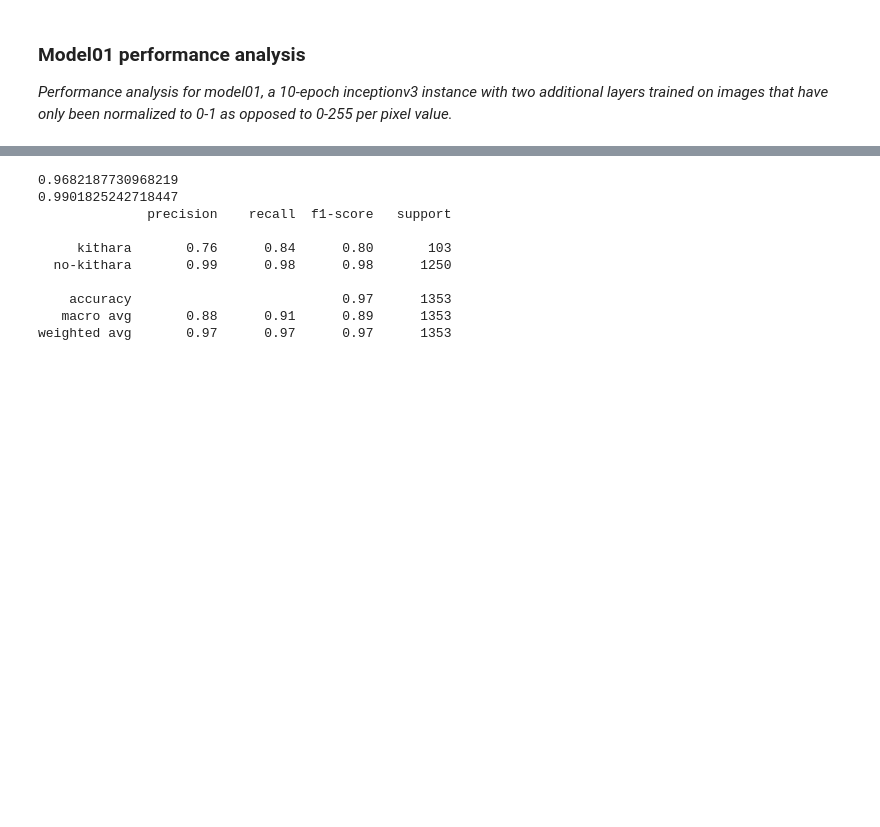
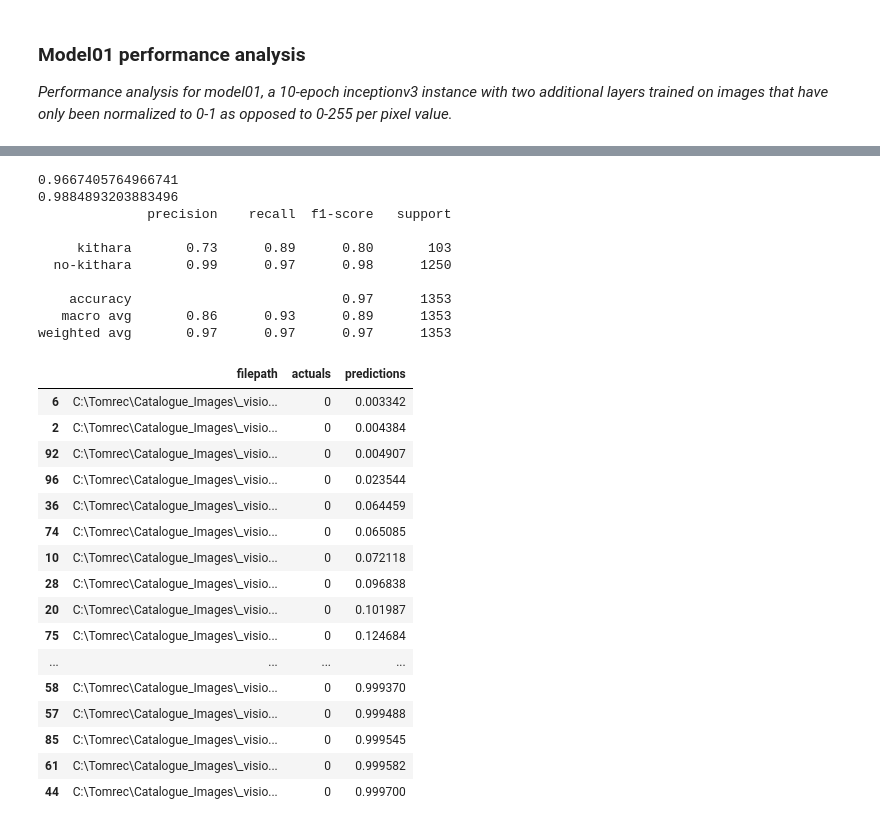
Before and after one commit to vai2fc/ds4-cv-vases, a Jupyter notebook: notebooks/03b_inceptionv3-model-train75-test25-w-image-augmentation.ipynb, the cells around one changed output, grey strips where cells are left out. Saved outputs shown, nothing was run; the diff lists cells and outputs as text; code cells hidden in the pictures; blank space fills up the shorter version.

```diff
--- a/notebooks/03b_inceptionv3-model-train75-test25-w-image-augmentation.ipynb
+++ b/notebooks/03b_inceptionv3-model-train75-test25-w-image-augmentation.ipynb
@@ -346,20 +348,20 @@ plt.show()
 # %%
 # print the accuracy of the kithara identification compared to the predicted class with the threshold set above
-print(accuracy_score(val_labels, predicted_class))
+print(accuracy_score(test_labels, predicted_class))
 
 # print the AUC for the model
-print(roc_auc_score(val_labels, test_predictions[:,1]))
+print(roc_auc_score(test_labels, test_predictions[:,1]))
 
 # print the overall classification report with precision, recall, accuracy, and f1-scores
-print(classification_report(val_labels, predicted_class, target_names = class_names))
+print(classification_report(test_labels, predicted_class, target_names = class_names))
 # %% [output]
-0.9682187730968219
-0.9901825242718447
+0.9667405764966741
+0.9884893203883496
               precision    recall  f1-score   support
 
-     kithara       0.76      0.84      0.80       103
-  no-kithara       0.99      0.98      0.98      1250
+     kithara       0.73      0.89      0.80       103
+  no-kithara       0.99      0.97      0.98      1250
 
     accuracy                           0.97      1353
-   macro avg       0.88      0.91      0.89      1353
+   macro avg       0.86      0.93      0.89      1353
 weighted avg       0.97      0.97      0.97      1353
@@ -372,3 +368,27 @@ pred_df[pred_df['actuals'] == 0].sort_values('predictions')
+# %%
+##### create a dataframe to hold the filenames, actual values, and predicted no-kithara probability
+pred_df = pd.DataFrame({'filepath': filepaths, 'actuals': test_labels, 'predictions': test_predictions[:,0]})
+
+# take a look at the dataframe where the known value was a kithara
+pred_df[pred_df['actuals'] == 0].sort_values('predictions')
+# %% [output]
+|  | filepath | actuals | predictions |
+| 6 | C:\Tomrec\Catalogue_Images\_visio... | 0 | 0.003342 |
+| 2 | C:\Tomrec\Catalogue_Images\_visio... | 0 | 0.004384 |
+| 92 | C:\Tomrec\Catalogue_Images\_visio... | 0 | 0.004907 |
+| 96 | C:\Tomrec\Catalogue_Images\_visio... | 0 | 0.023544 |
+| 36 | C:\Tomrec\Catalogue_Images\_visio... | 0 | 0.064459 |
+| 74 | C:\Tomrec\Catalogue_Images\_visio... | 0 | 0.065085 |
+| 10 | C:\Tomrec\Catalogue_Images\_visio... | 0 | 0.072118 |
+| 28 | C:\Tomrec\Catalogue_Images\_visio... | 0 | 0.096838 |
+| 20 | C:\Tomrec\Catalogue_Images\_visio... | 0 | 0.101987 |
+| 75 | C:\Tomrec\Catalogue_Images\_visio... | 0 | 0.124684 |
+| ... | ... | ... | ... |
+| 58 | C:\Tomrec\Catalogue_Images\_visio... | 0 | 0.999370 |
+| 57 | C:\Tomrec\Catalogue_Images\_visio... | 0 | 0.999488 |
+| 85 | C:\Tomrec\Catalogue_Images\_visio... | 0 | 0.999545 |
+| 61 | C:\Tomrec\Catalogue_Images\_visio... | 0 | 0.999582 |
+| 44 | C:\Tomrec\Catalogue_Images\_visio... | 0 | 0.999700 |
 # %%
 # # check to see if specific images are included in the training dataset
 # pred_df[pred_df['filepath'].str.contains('IMAG9081')]
```
Also changed, not shown: parts of 8 cells of this notebook, 1 other file.
